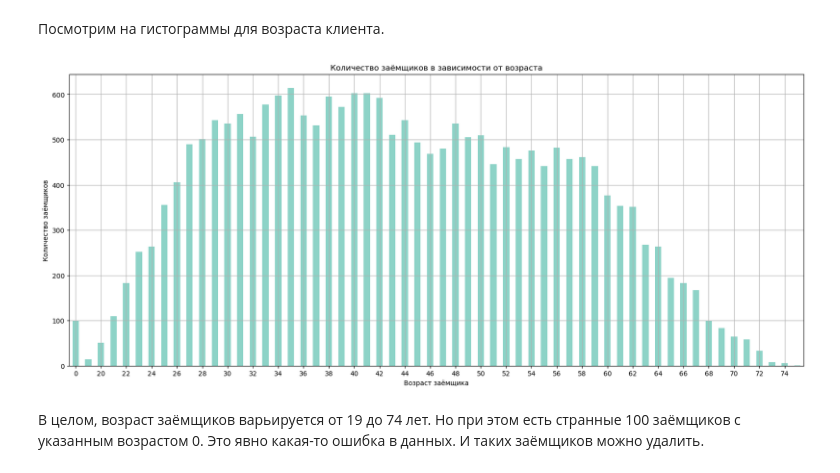
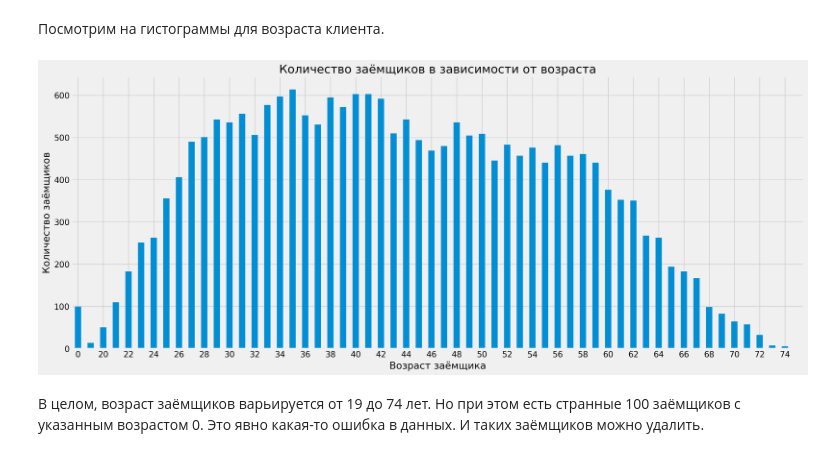
Before and after one commit to foxyrabbit1995/Yandex-Practicum-Project, a Jupyter notebook: 02.yandex_credit_project.ipynb, the cells around one changed output. Drawn from its saved outputs; the diff is of its cells as text; code cells hidden in the pictures.

```diff
--- a/02.yandex_credit_project.ipynb
+++ b/02.yandex_credit_project.ipynb
@@ -46,3 +41,8 @@ cmap_plot = 'Set3'
+# %%
+import matplotlib
+%config InlineBackend.figure_format = 'retina'
+matplotlib.style.use('fivethirtyeight')
+plt.rc('figure', figsize=(20, 8))
 # %%
 # функция для загрузки данных
 def main_info (dataset):
@@ -57,7 +57,7 @@ def main_info (dataset):
     display(pd.DataFrame(round(data.isna().mean()\
                                .sort_values(ascending=False), 3))\
                         .style.format('{:.1%}')\
-                        .background_gradient(cmap_table))
+                        .background_gradient('coolwarm'))
     print('---------------------------------')
     display('Основная информация по таблице:')
     display(data.describe().style.format('{:.1f}'))
@@ -89,12 +89,9 @@ def table_pass(data, col_group):
 # %%
 # функция для построения графиков
-def bar_plot(data, col_group):
-    return data.plot(x=col_group,
+def bar_plot(data, values_x):
+    return data.plot(x=values_x,
                      kind='bar',
-                     grid=True,
-                     figsize=(20, 8),
-                     legend=False,
-                     cmap=cmap_plot)
+                     legend=False)
 # %%
 # функция для категоризации дохода
 def categorize_income(income):
@@ -325,23 +322,22 @@ print('Процент данных с аномальным значением к
 # %% [output]
 Процент данных с аномальным значением количества детей:  0.6%
 # %%
-credit = credit.query('children != -1 & children != 20')
+credit = credit.query('children != -1 & children != 20').reset_index(drop=True)
 del_value[0] = credit.shape[0]
 # %% [markdown]
 #### Возраст клиента
 # %% [markdown]
 Посмотрим на гистограммы для возраста клиента.
 # %%
-df = table_pivot(data=credit, col_group=['dob_years'], values='dob_years', func='count')
-fig = bar_plot(data=df, col_group='dob_years')
+fig = bar_plot(table_pivot(credit, 'dob_years', 'dob_years', 'count'), 'dob_years')
 plt.xticks(rotation=0)
 plt.xticks(plt.xticks()[0][::2])
 plt.xlabel('Возраст заёмщика')
 plt.ylabel('Количество заёмщиков')
 plt.title('Количество заёмщиков в зависимости от возраста')
 plt.show;
 # %% [output]
-[figure, old version]
+[figure, new version]
 # %% [markdown]
 В целом, возраст заёмщиков варьируется от 19 до 74 лет. Но при этом есть странные 100 заёмщиков с указанным возрастом 0. Это явно какая-то ошибка в данных. И таких заёмщиков можно удалить.
 # %%
```
Also changed, not shown: parts of 23 cells of this notebook.
